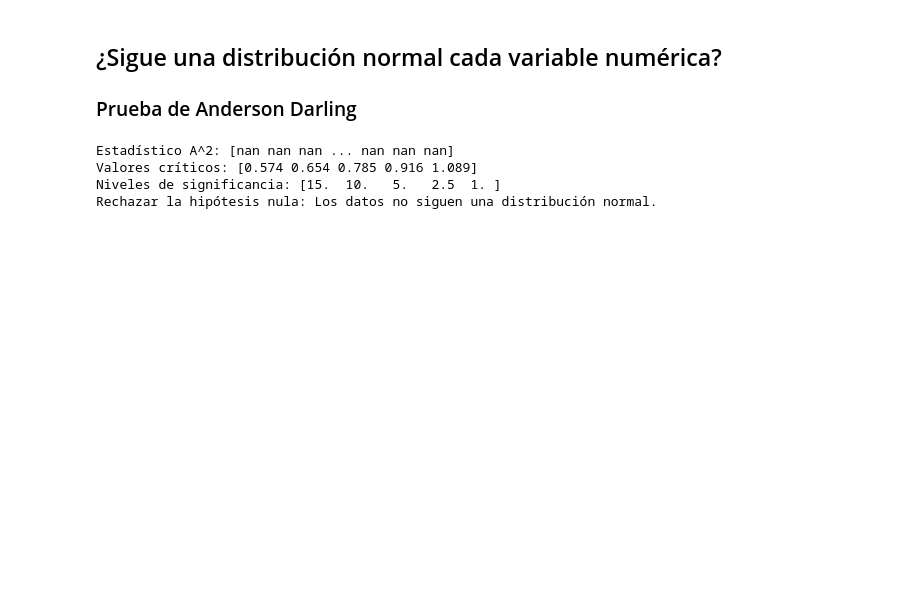
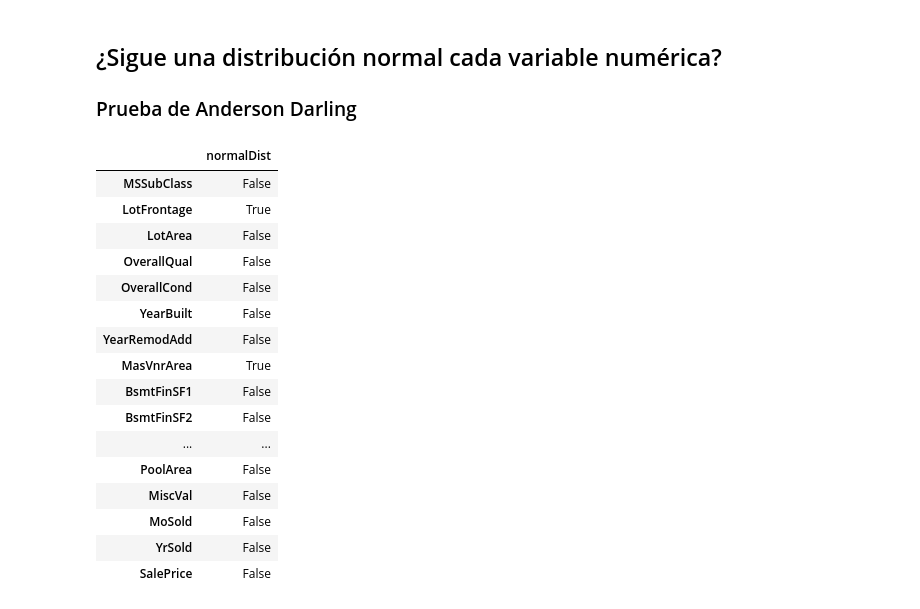
Before and after one commit to SergioGonzalez24/IA-House-Prices-Campechaneado, a Jupyter notebook: Comprension_de_los_datos.ipynb, the cells around one changed output. Drawn from its saved outputs; the diff is of its cells as text; code cells hidden in the pictures; blank space fills up the shorter version.

```diff
--- a/Comprension_de_los_datos.ipynb
+++ b/Comprension_de_los_datos.ipynb
@@ -105,20 +80,36 @@ var = var.values.tolist()
-# %%
-from scipy.stats import anderson
-
-result = anderson(var, dist='norm')
-
-print("Estadístico A^2:", result.statistic)
-print("Valores críticos:", result.critical_values)
-print("Niveles de significancia:", result.significance_level)
-
-# Comprobar si rechazamos la hipótesis nula basada en el estadístico A^2 y los valores críticos
-alpha = 0.05  # Nivel de significancia
-if result.statistic.any() > result.critical_values[2]:  # Utilizamos el valor crítico para alfa = 0.05
-    print("Rechazar la hipótesis nula: Los datos no siguen una distribución normal.")
-else:
-    print("No se puede rechazar la hipótesis nula: Los datos siguen una distribución normal.")
-# %% [output]
-Estadístico A^2: [nan nan nan ... nan nan nan]
-Valores críticos: [0.574 0.654 0.785 0.916 1.089]
-Niveles de significancia: [15.  10.   5.   2.5  1. ]
-Rechazar la hipótesis nula: Los datos no siguen una distribución normal.
+# %%
+def get_anderson(col):
+    anderson = scipy.stats.anderson(col, dist="norm")
+    statistic = anderson.statistic
+    critical_values = anderson.critical_values
+
+    # Valores críticos
+    # 15% = 0, 10% = 1, 5% = 2, 2.5% = 3, 1% = 4
+    if statistic > critical_values[0]:
+        return False
+    else:
+        return True
+
+
+st = data[numeric.columns].apply(get_anderson)
+
+anderson = pd.DataFrame({'normalDist': st})
+anderson
+# %% [output]
+|  | normalDist |
+| MSSubClass | False |
+| LotFrontage | True |
+| LotArea | False |
+| OverallQual | False |
+| OverallCond | False |
+| YearBuilt | False |
+| YearRemodAdd | False |
+| MasVnrArea | True |
+| BsmtFinSF1 | False |
+| BsmtFinSF2 | False |
+| ... | ... |
+| PoolArea | False |
+| MiscVal | False |
+| MoSold | False |
+| YrSold | False |
+| SalePrice | False |
```
Also changed, not shown: parts of 12 cells of this notebook.
